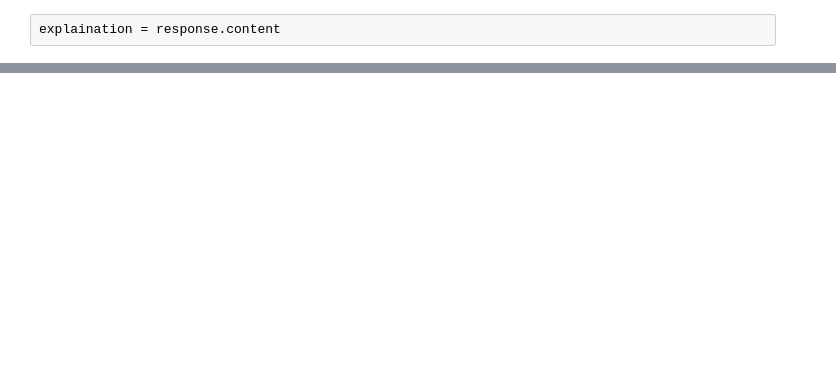
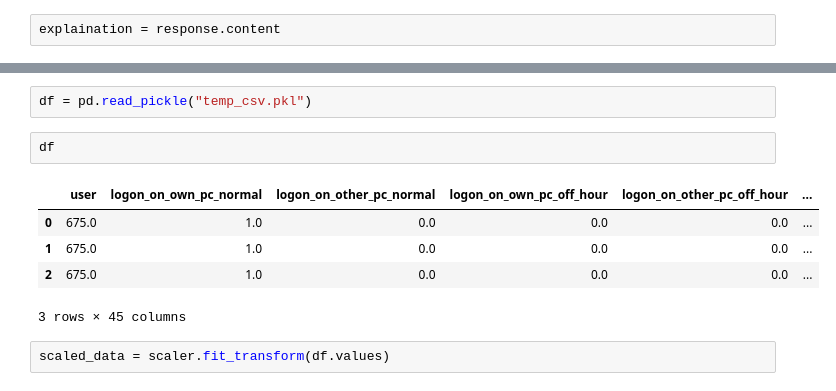
Before and after one commit to secondcoming1/llm, a Jupyter notebook: zeroshot_test3.ipynb, the cells around one changed output, grey strips where cells are left out. Saved outputs shown, nothing was run; the diff lists cells and outputs as text; blank space fills up the shorter version.

```diff
--- a/zeroshot_test3.ipynb
+++ b/zeroshot_test3.ipynb
@@ -611,0 +665,12 @@ This code creates a single-row dataframe with values that represent normal behav
+# %%
+df = pd.read_pickle("temp_csv.pkl")
+# %%
+df
+# %% [output]
+|  | user | logon_on_own_pc_normal | logon_on_other_pc_normal | logon_on_own_pc_off_hour | logon_on_other_pc_off_hour | ... |
+| 0 | 675.0 | 1.0 | 0.0 | 0.0 | 0.0 | ... |
+| 1 | 675.0 | 1.0 | 0.0 | 0.0 | 0.0 | ... |
+| 2 | 675.0 | 1.0 | 0.0 | 0.0 | 0.0 | ... |
+3 rows × 45 columns
+# %%
+scaled_data = scaler.fit_transform(df.values)
```
Also changed, not shown: parts of 15 cells of this notebook, 3 other files.
